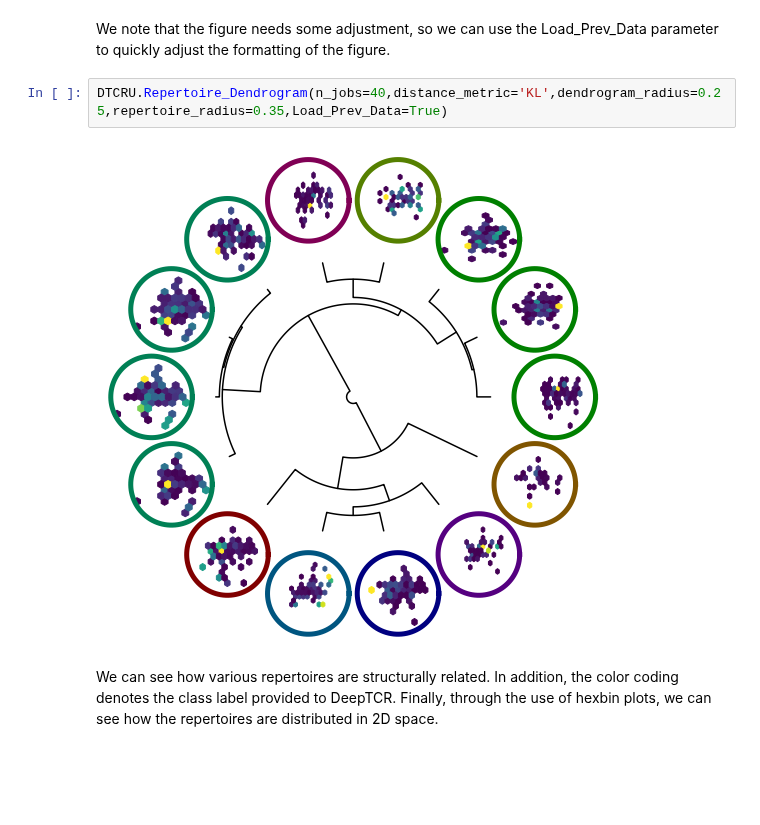
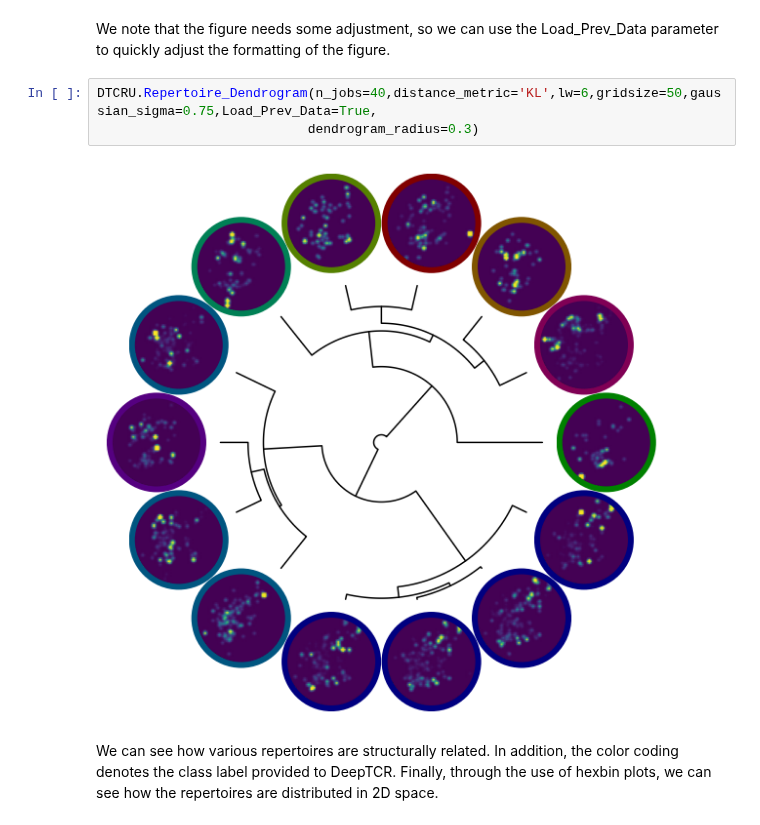
Before and after one commit to sidhomj/DeepTCR, a Jupyter notebook: tutorials/unsupervised/5 - Visualization of Results.ipynb, the cells around one changed output. Drawn from its saved outputs; the diff is of its cells as text; blank space fills up the shorter version.

```diff
--- a/tutorials/unsupervised/5 - Visualization of Results.ipynb
+++ b/tutorials/unsupervised/5 - Visualization of Results.ipynb
@@ -94,9 +94,10 @@ Clustering Done
 # %% [markdown]
 We note that the figure needs some adjustment, so we can use the Load_Prev_Data parameter to quickly adjust the formatting of the figure.
 # %%
-DTCRU.Repertoire_Dendrogram(n_jobs=40,distance_metric='KL',dendrogram_radius=0.25,repertoire_radius=0.35,Load_Prev_Data=True)
+DTCRU.Repertoire_Dendrogram(n_jobs=40,distance_metric='KL',lw=6,gridsize=50,gaussian_sigma=0.75,Load_Prev_Data=True,
+                           dendrogram_radius=0.3)
 # %% [output]
-[figure, old version]
+[figure, new version]
 # %% [markdown]
 We can see how various repertoires are structurally related. In addition, the color coding denotes the class label provided to DeepTCR. Finally, through the use of hexbin plots, we can see how the repertoires are distributed in 2D space.
 # %% [markdown]
```
Also changed, not shown: parts of 10 cells of this notebook, 6 other files.
